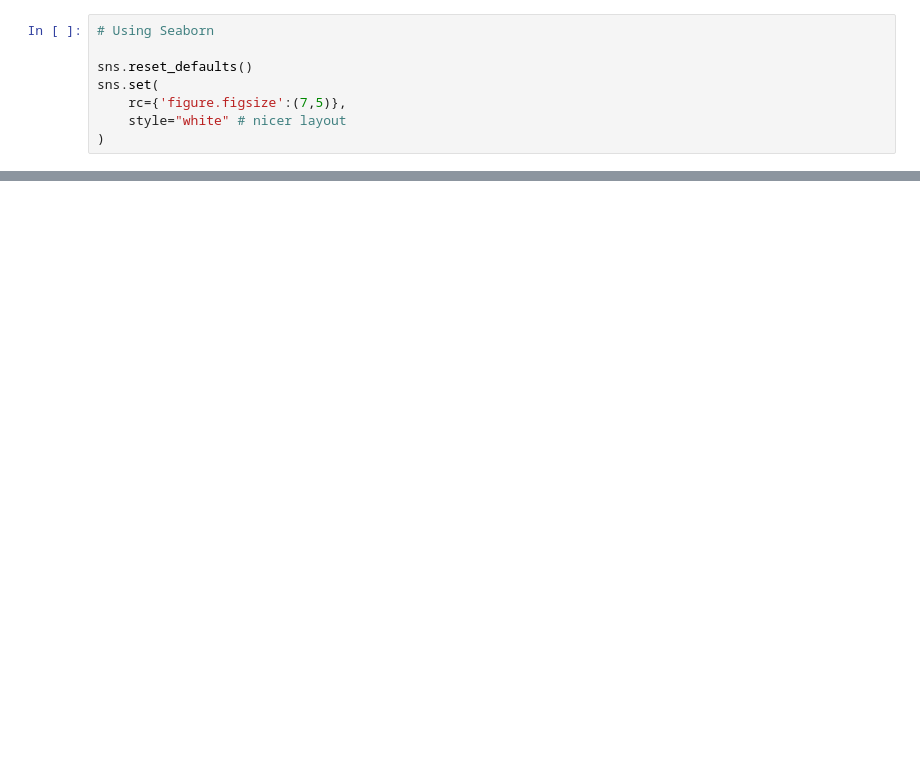
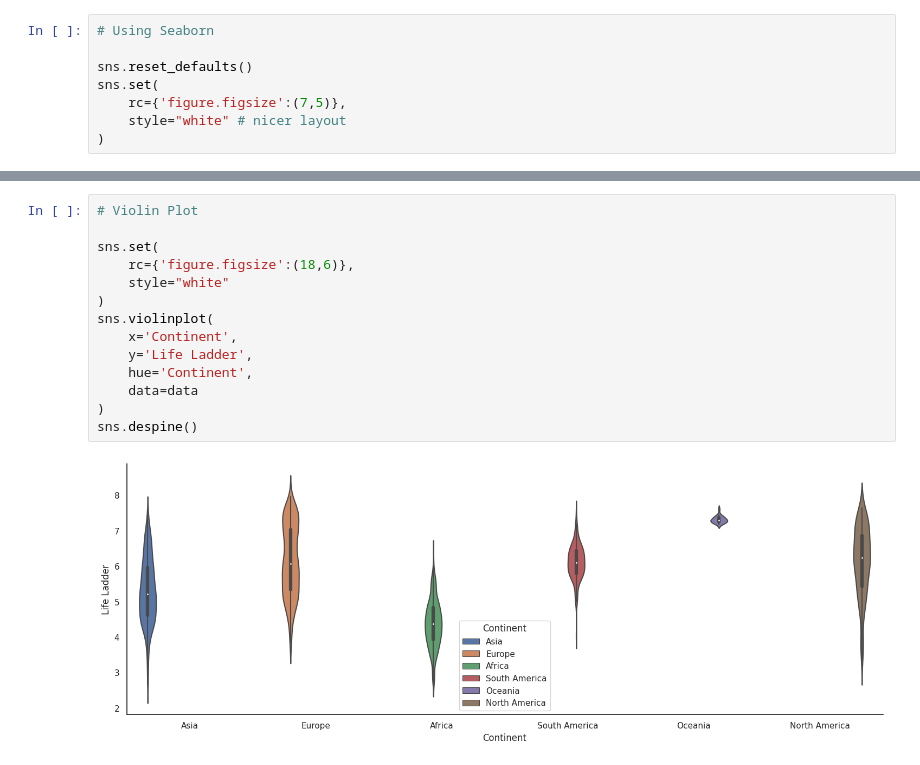
Before and after one commit to DanielleRomanoff/Visualizations, a Jupyter notebook: visuals_notebook.ipynb, the cells around one changed output, grey strips where cells are left out. Cells and saved outputs as stored; diff of their text form; blank space fills up the shorter version.

```diff
--- a/visuals_notebook.ipynb
+++ b/visuals_notebook.ipynb
@@ -1113,0 +1164,16 @@ sns.despine()
+# %%
+# Violin Plot
+
+sns.set(
+    rc={'figure.figsize':(18,6)},
+    style="white"
+)
+sns.violinplot(
+    x='Continent',
+    y='Life Ladder',
+    hue='Continent',
+    data=data
+)
+sns.despine()
+# %% [output]
+[figure, added]
```
Also changed, not shown: parts of 27 cells of this notebook.
